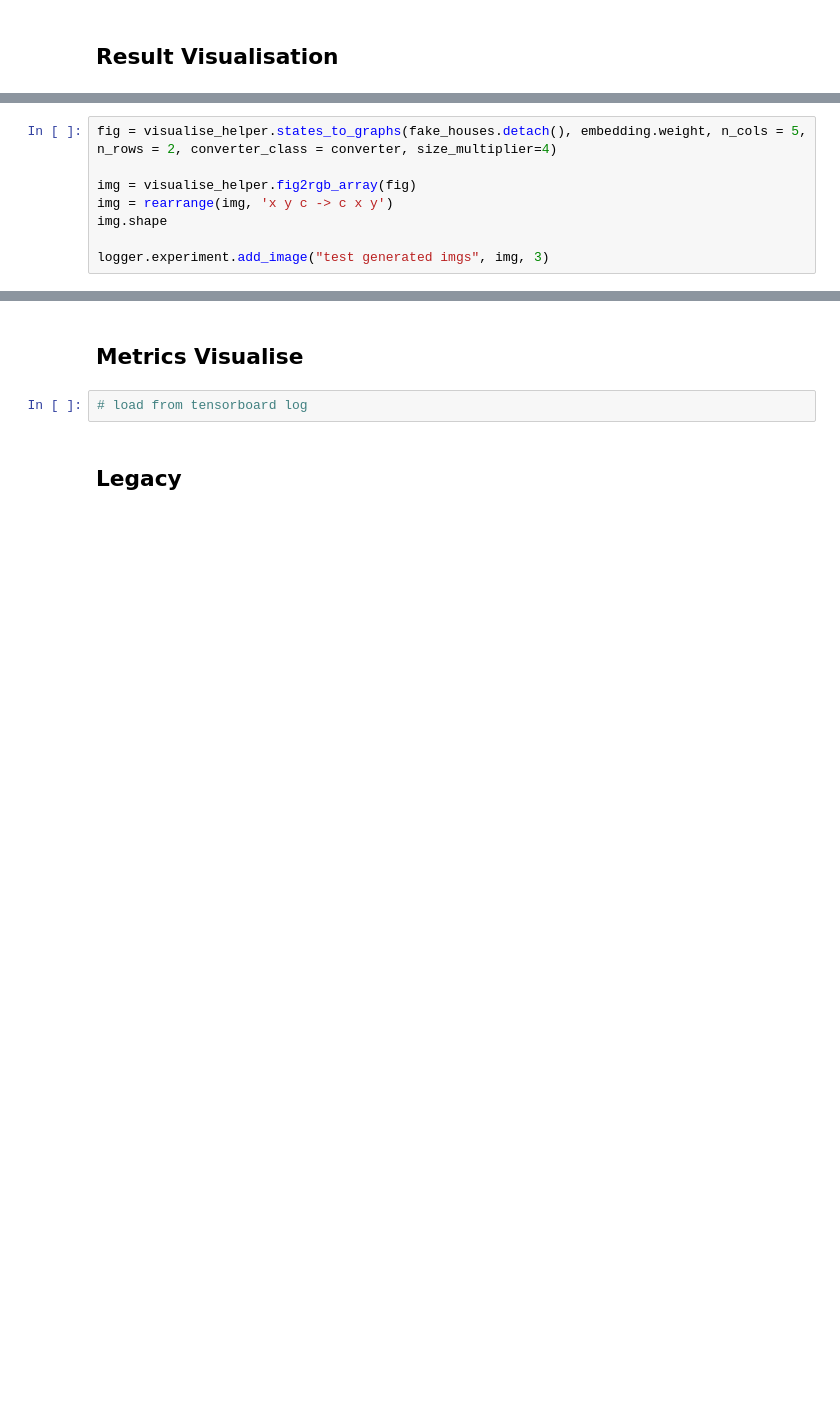
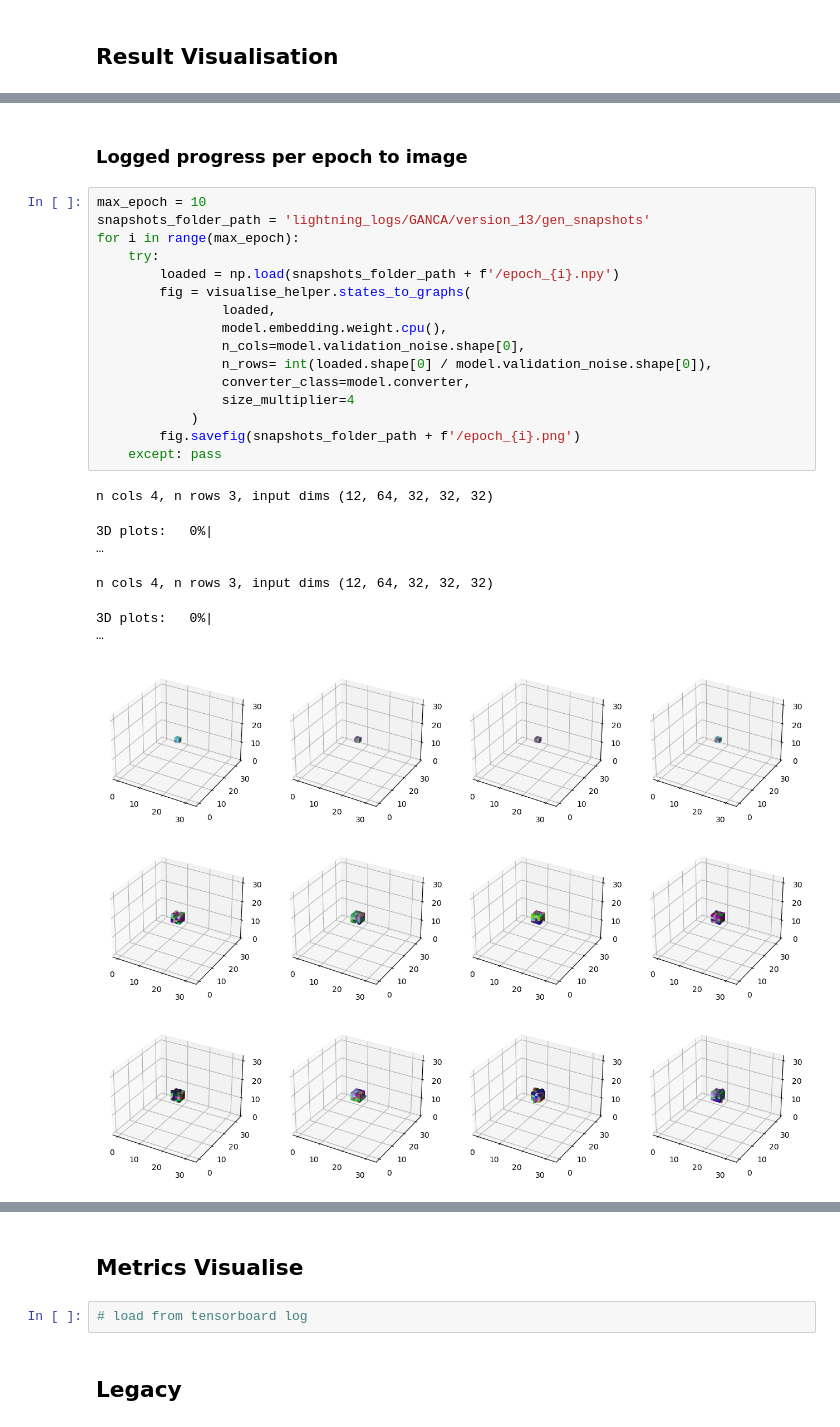
Before and after one commit to chaosarium/3D-GANCA, a Jupyter notebook: GANCA train.ipynb, the cells around one changed output, grey strips where cells are left out. Cells and saved outputs as stored; diff of their text form; blank space fills up the shorter version.

```diff
--- a/GANCA train.ipynb
+++ b/GANCA train.ipynb
@@ -355,8 +368,0 @@ torch.Size([10, 1, 32, 32, 32])
-# %%
-fig = visualise_helper.states_to_graphs(fake_houses.detach(), embedding.weight, n_cols = 5, n_rows = 2, converter_class = converter, size_multiplier=4)
-
-img = visualise_helper.fig2rgb_array(fig)
-img = rearrange(img, 'x y c -> c x y')
-img.shape
-
-logger.experiment.add_image("test generated imgs", img, 3)
@@ -364,0 +379,24 @@ logger.experiment.add_image("test generated imgs", img, 3)
+# %% [markdown]
+### Logged progress per epoch to image
+# %%
+max_epoch = 10
+snapshots_folder_path = 'lightning_logs/GANCA/version_13/gen_snapshots'
+for i in range(max_epoch):
+    try:
+        loaded = np.load(snapshots_folder_path + f'/epoch_{i}.npy')
+        fig = visualise_helper.states_to_graphs(
+                loaded,
+                model.embedding.weight.cpu(),
+                n_cols=model.validation_noise.shape[0],
+                n_rows= int(loaded.shape[0] / model.validation_noise.shape[0]),
+                converter_class=model.converter,
+                size_multiplier=4
+            )
+        fig.savefig(snapshots_folder_path + f'/epoch_{i}.png')
+    except: pass
+# %% [output]
+n cols 4, n rows 3, input dims (12, 64, 32, 32, 32)
+3D plots:   0%|                                                                                               …
+n cols 4, n rows 3, input dims (12, 64, 32, 32, 32)
+3D plots:   0%|                                                                                               …
+[figure, added]
```
Also changed, not shown: parts of 19 cells of this notebook, 3 other files.
